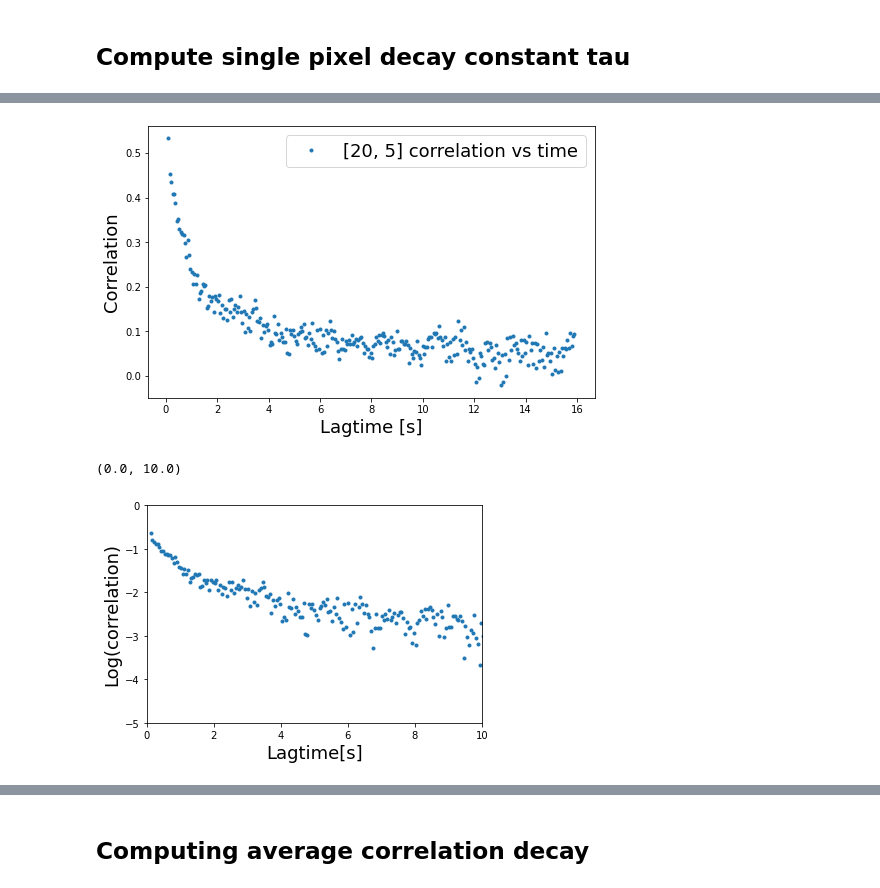
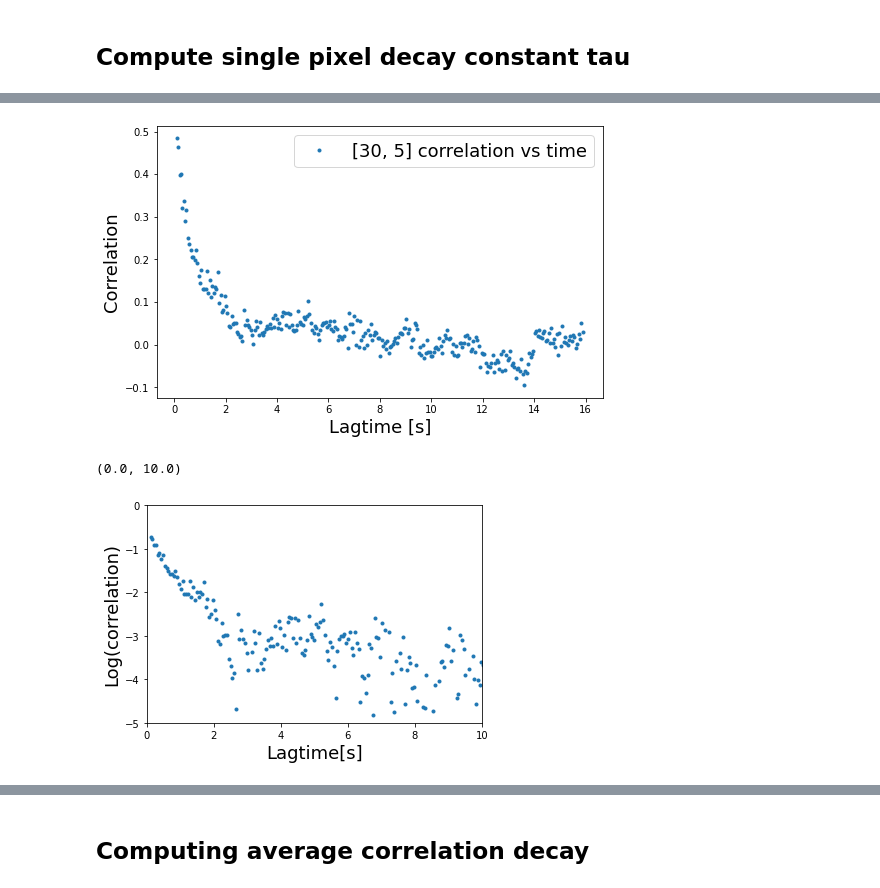
Before and after one commit to wwy-wwy-wwy/Speckle_project, a Jupyter notebook: 24hours.ipynb, the cells around one changed output, grey strips where cells are left out. Drawn from its saved outputs; the diff is of its cells as text; code cells hidden in the pictures.

```diff
--- a/24hours.ipynb
+++ b/24hours.ipynb
@@ -236,7 +233,7 @@ def single_pixel_decay_constant(startidx=1,endidx=10):
     decay_time, a,b =fit_exponential_decay(plateau,correlation_value,lagtime_tau,startidx,endidx, plotBoolean=True)
     reconstruct(lagtime_tau,plateau,correlation_value,a,b)
 # %%
-y=20
+y=30
 x=5
 correlation_value=avg_correlation_single_px(corr_maps,[y,x],loadtRange_tau,t_range_tau,laglist_tau, laglist)
 plot_correlation_vs_lagtime([y,x],correlation_value,lagtime_tau)
@@ -244,4 +242,4 @@ plot_correlation_vs_lagtime([y,x],correlation_value,lagtime_tau)
-[figure, old version]
+[figure, new version]
 # %%
 plt.plot(lagtime_tau,np.log(abs(np.array(correlation_value))),'.')
 plt.xlabel('Lagtime[s]',fontsize=18)
@@ -250,7 +248,7 @@ plt.ylim(-5,0)
 plt.xlim(0,10)
 # %% [output]
 (0.0, 10.0)
-[figure, old version]
+[figure, new version]
 # %%
 single_pixel_decay_constant(startidx=1,endidx=15)
 # %% [output]
```
Also changed, not shown: parts of 11 cells of this notebook.
